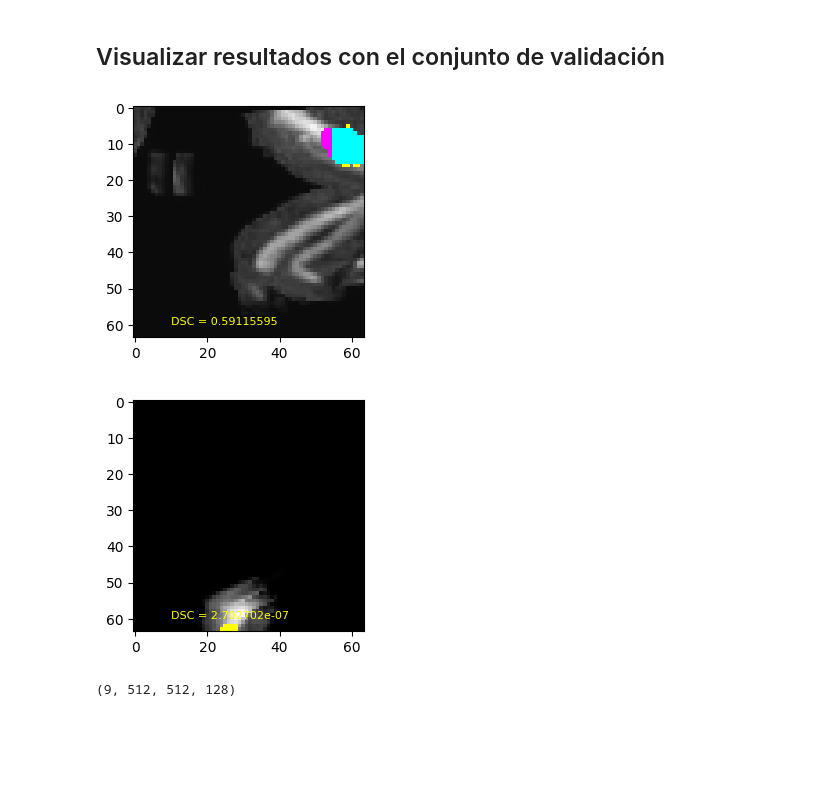
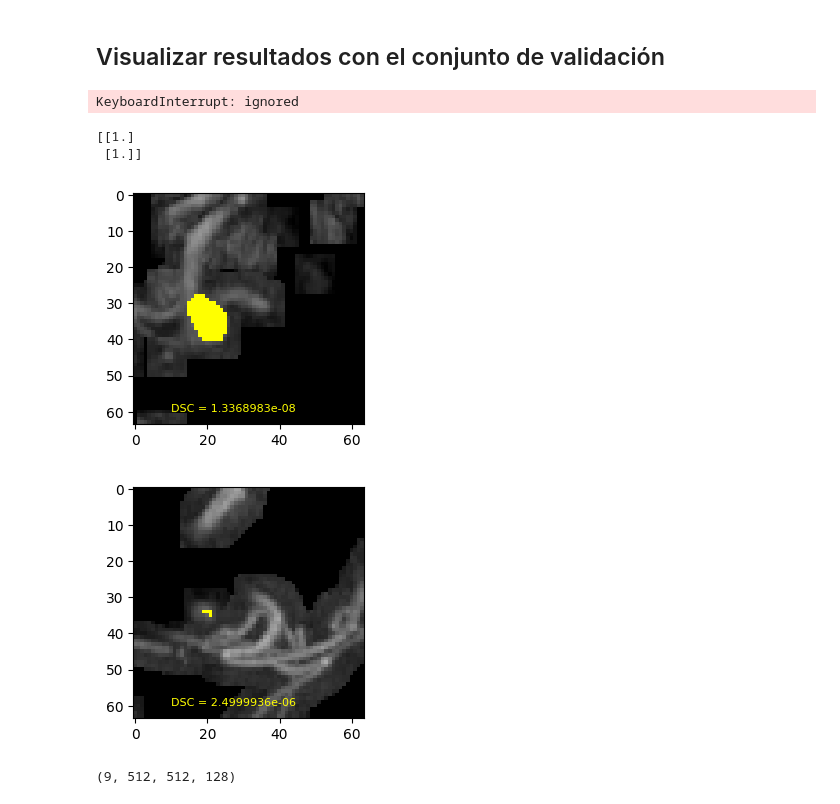
Before and after one commit to mmcastillo/al112248, a Jupyter notebook: 3D_AResUNet_CA.ipynb, the cells around one changed output. Saved outputs shown, nothing was run; the diff lists cells and outputs as text; code cells hidden in the pictures; blank space fills up the shorter version.

```diff
--- a/3D_AResUNet_CA.ipynb
+++ b/3D_AResUNet_CA.ipynb
@@ -421,3 +412,10 @@ csv_logger_callback = keras.callbacks.CSVLogger(ruta_hist + 'history_AttResUNetC
+# %%
+num_modelo = 1
+
+filepath = '/content/drive/MyDrive/DOCTORADO/AResUNetCA_' + str(num_modelo) + '.h5'
+
+from keras.models import load_model
+AttResUnet_CA_model.load_weights(filepath)
 # %%
 steps_per_epoch = len(train_img_list)//batch_size
 val_steps_per_epoch = len(val_img_list)//batch_size
@@ -428,7 +426,8 @@ history=AttResUnet_CA_model.fit(train_img_datagen,
           verbose = 1,
           validation_data = val_img_datagen,
           validation_steps = val_steps_per_epoch,
-          callbacks = [reduce_lr, stop_callback,
+          callbacks = [reduce_lr,
+                       stop_callback,
                        model_checkpoint_callback,
                        csv_logger_callback]
           )
@@ -468,10 +479,12 @@ plt.show()
 # %% [markdown]
 ## Visualizar resultados con el conjunto de validación
 # %%
-val_img_dir = '/content/drive/MyDrive/DOCTORADO/Imágenes médicas/ADAM_64x1/val_aneurismas_completos/imgs/';
-val_mask_dir = '/content/drive/MyDrive/DOCTORADO/Imágenes médicas/ADAM_64x1/val_aneurismas_completos/masks/';
+val_img_dir = '/content/drive/MyDrive/DOCTORADO/Imágenes médicas/ADAM_64x1/aug/imgs/';
+val_mask_dir = '/content/drive/MyDrive/DOCTORADO/Imágenes médicas/ADAM_64x1/aug/masks/';
 val_img_list = os.listdir(val_img_dir)
 val_mask_list = os.listdir(val_mask_dir)
+# %% [output]
+KeyboardInterrupt: ignored
 # %%
 batch_size = 2
 
@@ -480,13 +493,21 @@ train_img_datagen = imageLoader(train_img_dir, train_img_list,
 
 val_img_datagen = imageLoader(val_img_dir, val_img_list,
                                 val_mask_dir, val_mask_list, 2)
+# %%
+num_modelo = 2
+
+filepath = '/content/drive/MyDrive/DOCTORADO/AResUNetCA_' + str(num_modelo) + '.h5'
+
+from keras.models import load_model
+AttResUnet_CA_model.load_weights(filepath)
 # %%
-img,mask = val_img_datagen.__next__()
-prediction = AttResUnet_CA_model.predict(img,verbose=0)
+[img],[mask,lbl] = val_img_datagen.__next__()
+
+prediction = AttResUnet_CA_model.predict(img,verbose=0)[0]
 prediction = prediction > 0.5
 
-prediction = AttResUnet_CA_model.predict(img,verbose=0)
-prediction = prediction > 0.5
+lbl_pred = AttResUnet_CA_model.predict(img,verbose=0)[1]
+print(lbl_pred)
 
 for caso in range(batch_size):
   img_caso = img[caso,:,:,:,0]
@@ -505,34 +526,36 @@ for caso in range(batch_size):
   for i in range(ypredmip.shape[0]):
             for j in range(ypredmip.shape[1]):
                 if ypredmip[i,j] != 0:
                   if ypredmip[i,j] == masktestmip[i,j]:
                     imagen_rgb[i,j,0] = 0
                     imagen_rgb[i,j,1] = 1
                     imagen_rgb[i,j,2] = 1
                   else:
                     imagen_rgb[i,j,0] = 1
                     imagen_rgb[i,j,1] = 0
                     imagen_rgb[i,j,2] = 1
                 else:
                   if masktestmip[i,j] == 1:
                     imagen_rgb[i,j,0] = 1
                     imagen_rgb[i,j,1] = 1
                     imagen_rgb[i,j,2] = 0
   plt.figure(figsize=(3,3))
   plt.imshow(imagen_rgb)
 
 
   text = 'DSC = ' + str(dice)
   pos_x = 10
   pos_y = 60
   plt.text(pos_x, pos_y, text, color='yellow', fontsize=8)
 
   #legend_labels = ['TP', 'FP', 'FN']
   #legend_colors = [[0,1,1] , [1,0,1] , [1,1,0]]
   #legend_patches = [plt.Rectangle((0, 0), 1, 1, fc=color) for color in legend_colors]
   #plt.legend(legend_patches, legend_labels, loc='upper left')
 # %% [output]
+[[1.]
+ [1.]]
-[figure, old version]
+[figure, new version]
-[figure, old version]
+[figure, new version]
 # %%
 #Carga conjunto de prueba
```
Also changed, not shown: parts of 16 cells of this notebook.
